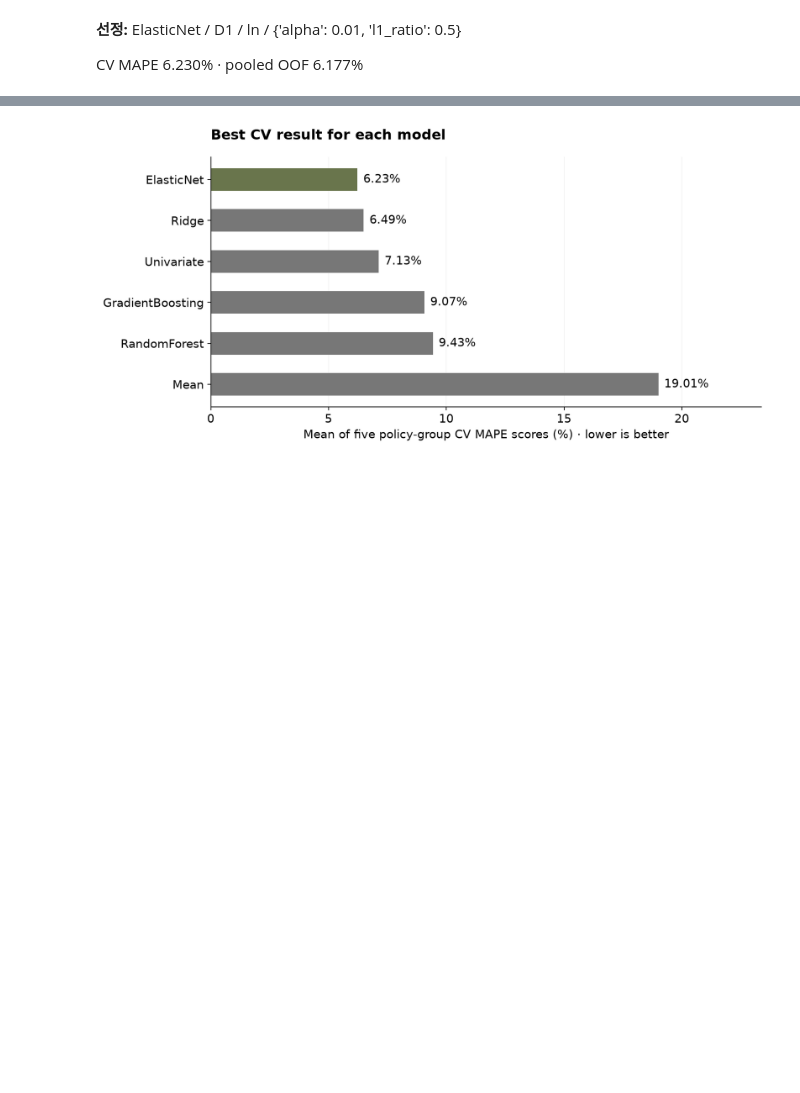
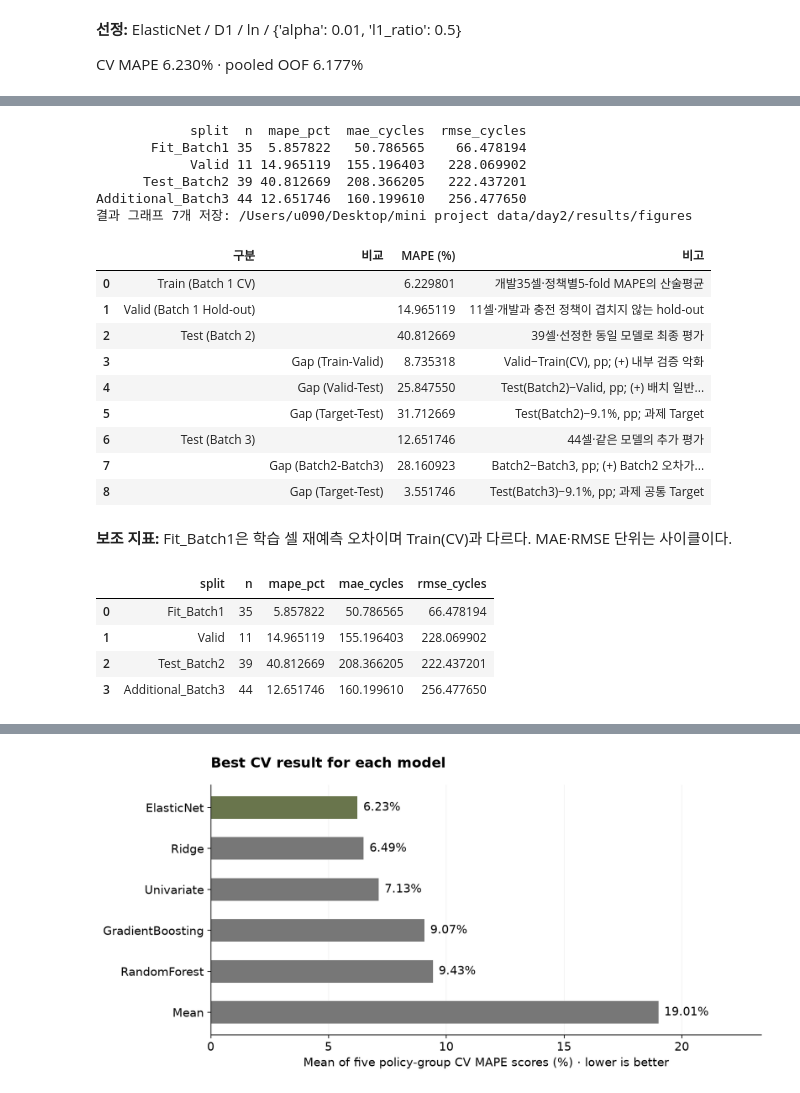
Before and after one commit to ncelinelee/mini_project_data, a Jupyter notebook: Day2_Battery_Cycle_Life.ipynb, the cells around one changed output, grey strips where cells are left out. Cells and saved outputs as stored; diff of their text form; code cells hidden in the pictures; blank space fills up the shorter version.

Commit message:
Align Day2 performance reporting with assignment rubric

```diff
--- a/Day2_Battery_Cycle_Life.ipynb
+++ b/Day2_Battery_Cycle_Life.ipynb
@@ -223,0 +199,30 @@ Additional_Batch3 44 12.651746  160.199610   256.477650
+# %%
+scores = evaluate(features, OUTPUT)
+make_figures(OUTPUT)
+display(pd.read_csv(OUTPUT / 'model_performance_batch3.csv').fillna(''))
+display(Markdown('**보조 지표:** Fit_Batch1은 학습 셀 재예측 오차이며 Train(CV)과 다르다. MAE·RMSE 단위는 사이클이다.'))
+display(scores)
+display(pd.read_csv(OUTPUT / 'feature_group_comparison.csv'))
+# %% [output]
+            split  n  mape_pct  mae_cycles  rmse_cycles
+       Fit_Batch1 35  5.857822   50.786565    66.478194
+            Valid 11 14.965119  155.196403   228.069902
+      Test_Batch2 39 40.812669  208.366205   222.437201
+Additional_Batch3 44 12.651746  160.199610   256.477650
+결과 그래프 7개 저장: /Users/u090/Desktop/mini project data/day2/results/figures
+|  | 구분 | 비교 | MAPE (%) | 비고 |
+| 0 | Train (Batch 1 CV) |  | 6.229801 | 개발35셀·정책별5-fold MAPE의 산술평균 |
+| 1 | Valid (Batch 1 Hold-out) |  | 14.965119 | 11셀·개발과 충전 정책이 겹치지 않는 hold-out |
+| 2 | Test (Batch 2) |  | 40.812669 | 39셀·선정한 동일 모델로 최종 평가 |
+| 3 |  | Gap (Train-Valid) | 8.735318 | Valid−Train(CV), pp; (+) 내부 검증 악화 |
+| 4 |  | Gap (Valid-Test) | 25.847550 | Test(Batch2)−Valid, pp; (+) 배치 일반... |
+| 5 |  | Gap (Target-Test) | 31.712669 | Test(Batch2)−9.1%, pp; 과제 Target |
+| 6 | Test (Batch 3) |  | 12.651746 | 44셀·같은 모델의 추가 평가 |
+| 7 |  | Gap (Batch2-Batch3) | 28.160923 | Batch2−Batch3, pp; (+) Batch2 오차가... |
+| 8 |  | Gap (Target-Test) | 3.551746 | Test(Batch3)−9.1%, pp; 과제 공통 Target |
+**보조 지표:** Fit_Batch1은 학습 셀 재예측 오차이며 Train(CV)과 다르다. MAE·RMSE 단위는 사이클이다.
+|  | split | n | mape_pct | mae_cycles | rmse_cycles |
+| 0 | Fit_Batch1 | 35 | 5.857822 | 50.786565 | 66.478194 |
+| 1 | Valid | 11 | 14.965119 | 155.196403 | 228.069902 |
+| 2 | Test_Batch2 | 39 | 40.812669 | 208.366205 | 222.437201 |
+| 3 | Additional_Batch3 | 44 | 12.651746 | 160.199610 | 256.477650 |
```
Also changed, not shown: parts of 8 cells of this notebook, 20 other files.
